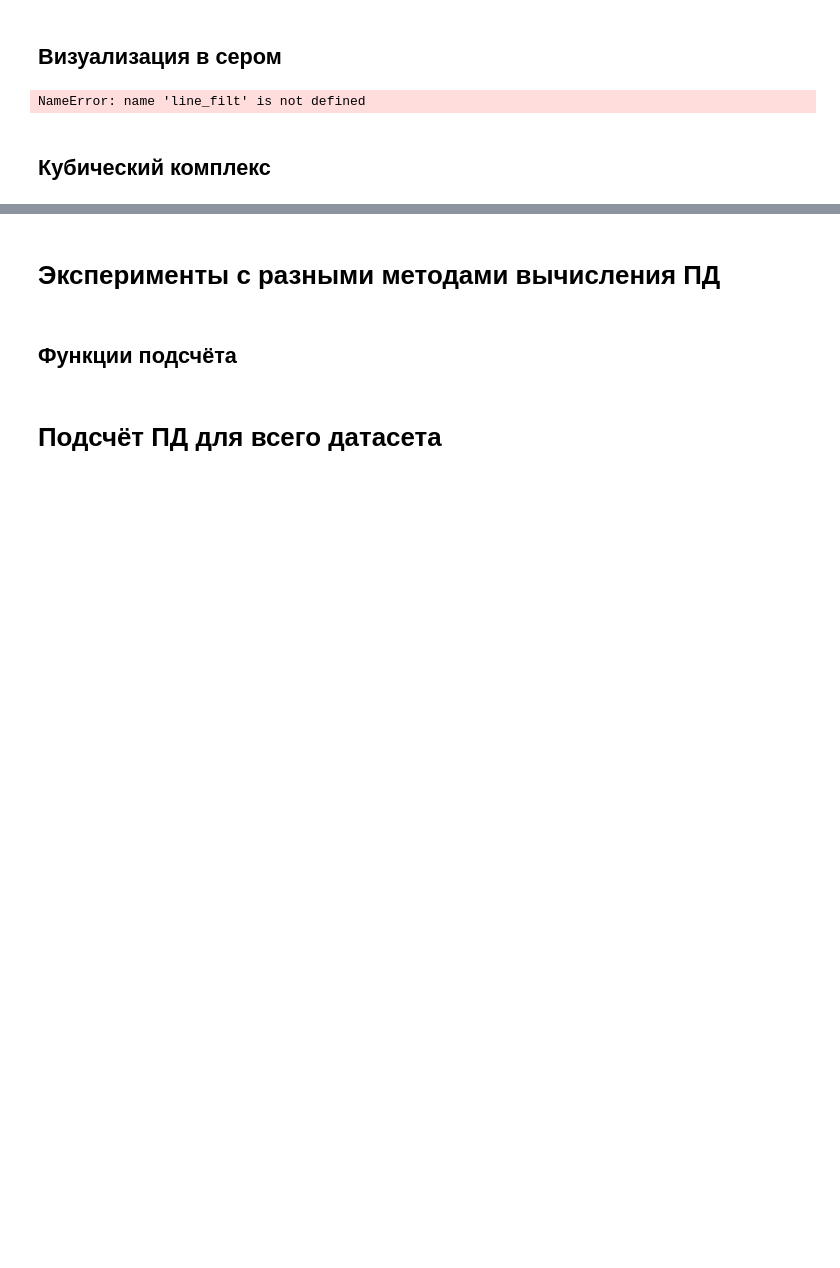
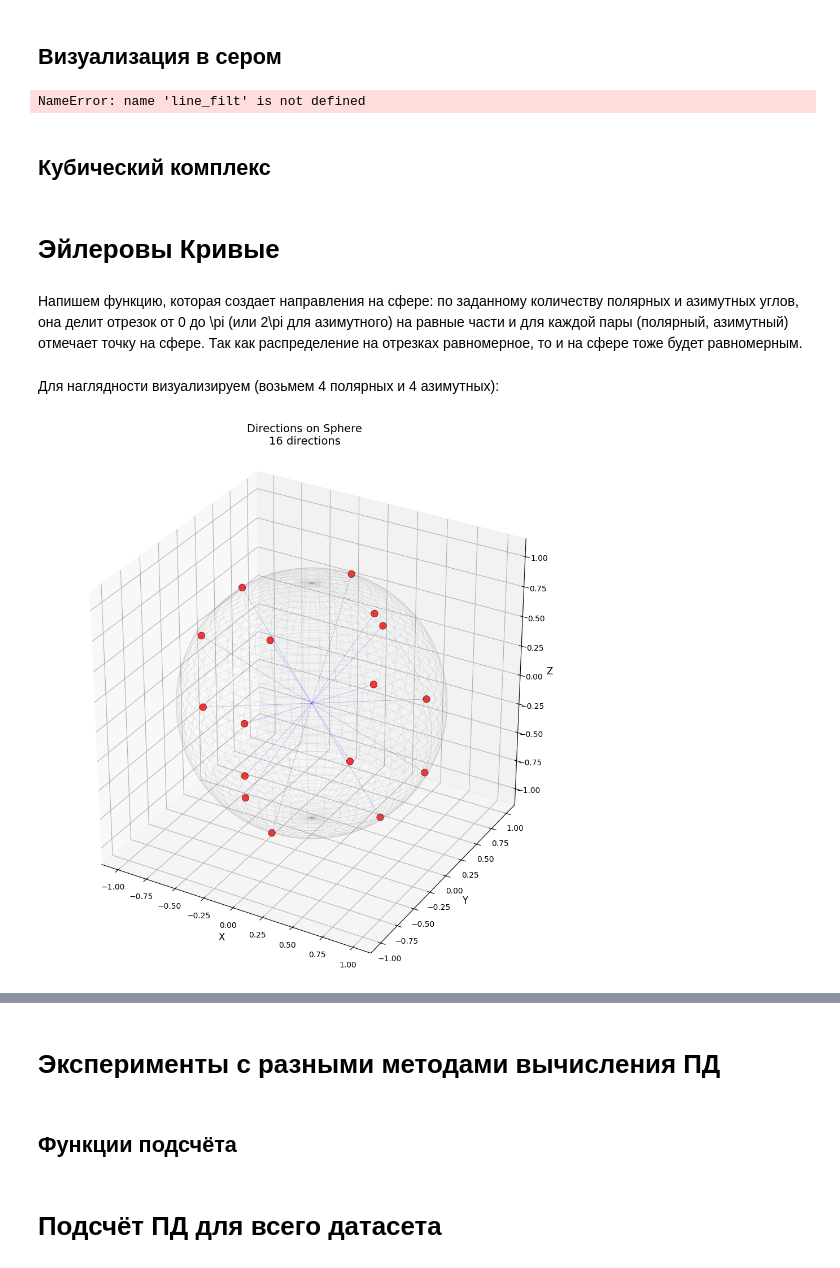
Before and after one commit to pixi2102/iad-intro-ds, a Jupyter notebook: main_v9.ipynb, the cells around one changed output, grey strips where cells are left out. Cells and saved outputs as stored; diff of their text form; code cells hidden in the pictures; blank space fills up the shorter version.

```diff
--- a/main_v9.ipynb
+++ b/main_v9.ipynb
@@ -1699,3 +1667,7 @@ NameError: name 'line_filt' is not defined
 # # @title
 # show_cubical_complex_slice(grayscale_filt[0], 84, num_thresholds = 20)
 # visualize_cubical_complex_faces(grayscale_filt[0], 20, title = f'cubical_complex_pore_{small_sample_name}', title_2 = title)
+# %% [markdown]
+# Эйлеровы Кривые
+# %% [markdown]
+Напишем функцию, которая создает направления на сфере: по заданному количеству полярных и азимутных углов, она делит отрезок от 0 до \pi (или 2\pi для азимутного) на равные части и для каждой пары (полярный, азимутный) отмечает точку на сфере. Так как распределение на отрезках равномерное, то и на сфере тоже будет равномерным.
@@ -1701,0 +1692,37 @@ NameError: name 'line_filt' is not defined
+# %% [markdown]
+Для наглядности визуализируем (возьмем 4 полярных и 4 азимутных):
+# %%
+def visualize_directions_3d(directions, title="Directions on Sphere"):
+
+    dirs_np = directions.cpu().numpy()
+
+    fig = plt.figure(figsize=(12, 10))
+    ax = fig.add_subplot(111, projection='3d')
+
+    u = np.linspace(0, 2 * np.pi, 100)
+    v = np.linspace(0, np.pi, 100)
+    x_sphere = np.outer(np.cos(u), np.sin(v))
+    y_sphere = np.outer(np.sin(u), np.sin(v))
+    z_sphere = np.outer(np.ones(np.size(u)), np.cos(v))
+    ax.plot_wireframe(x_sphere, y_sphere, z_sphere, color='gray', alpha=0.2, linewidth=0.5)
+
+    scatter = ax.scatter(dirs_np[0], dirs_np[1], dirs_np[2],
+                         c='red', s=80, alpha=0.8, edgecolors='black', linewidth=0.5)
+
+    for i in range(dirs_np.shape[1]):
+        ax.plot([0, dirs_np[0, i]], [0, dirs_np[1, i]], [0, dirs_np[2, i]],
+                'b-', alpha=0.3, linewidth=0.5)
+
+    ax.set_xlabel('X', fontsize=12)
+    ax.set_ylabel('Y', fontsize=12)
+    ax.set_zlabel('Z', fontsize=12)
+    ax.set_title(f'{title}\n{dirs_np.shape[1]} directions', fontsize=14)
+    ax.set_box_aspect([1, 1, 1])
+
+    plt.tight_layout()
+    plt.show()
+# %%
+dirs=generate_spherical_grid_directions(4,4,3)
+visualize_directions_3d(dirs)
+# %% [output]
+[figure, added]
```
Also changed, not shown: parts of 21 cells of this notebook.
